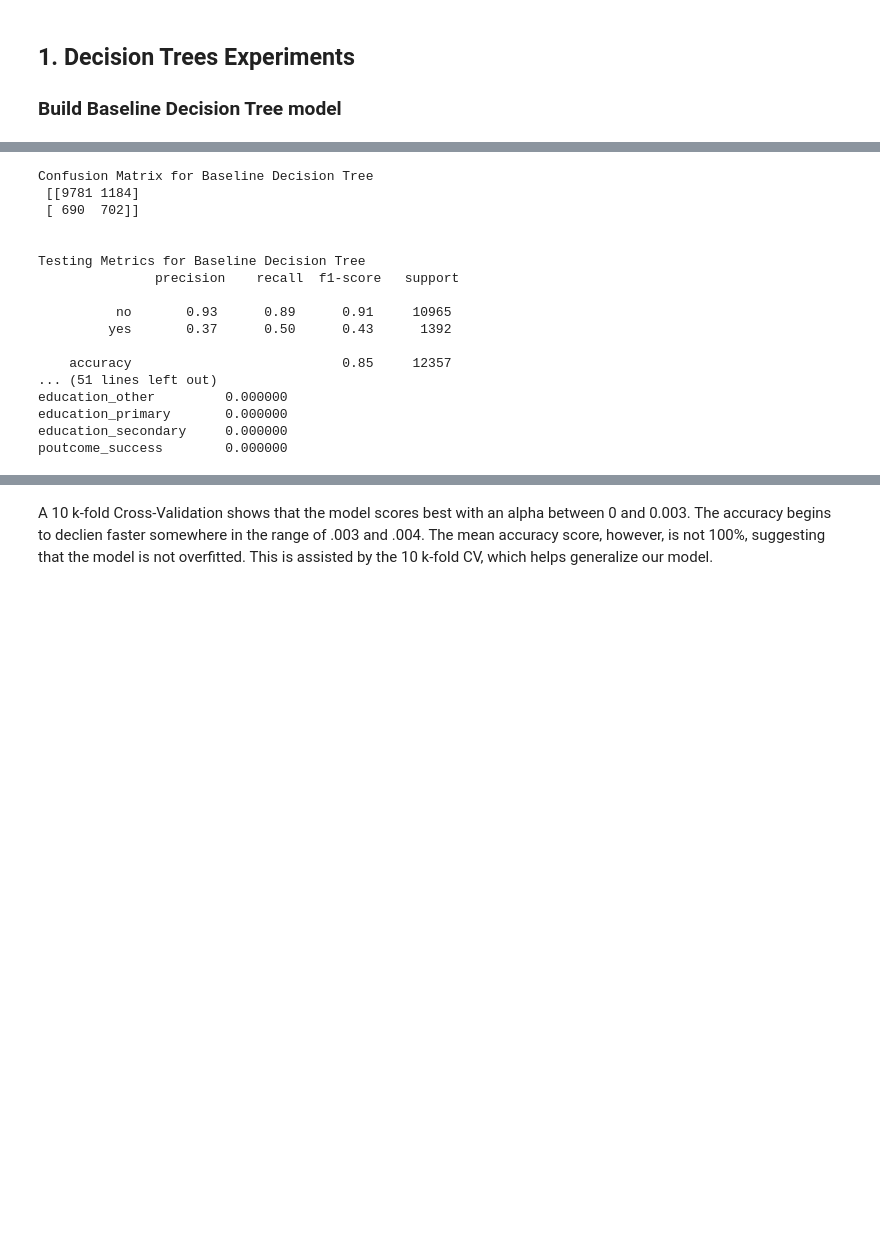
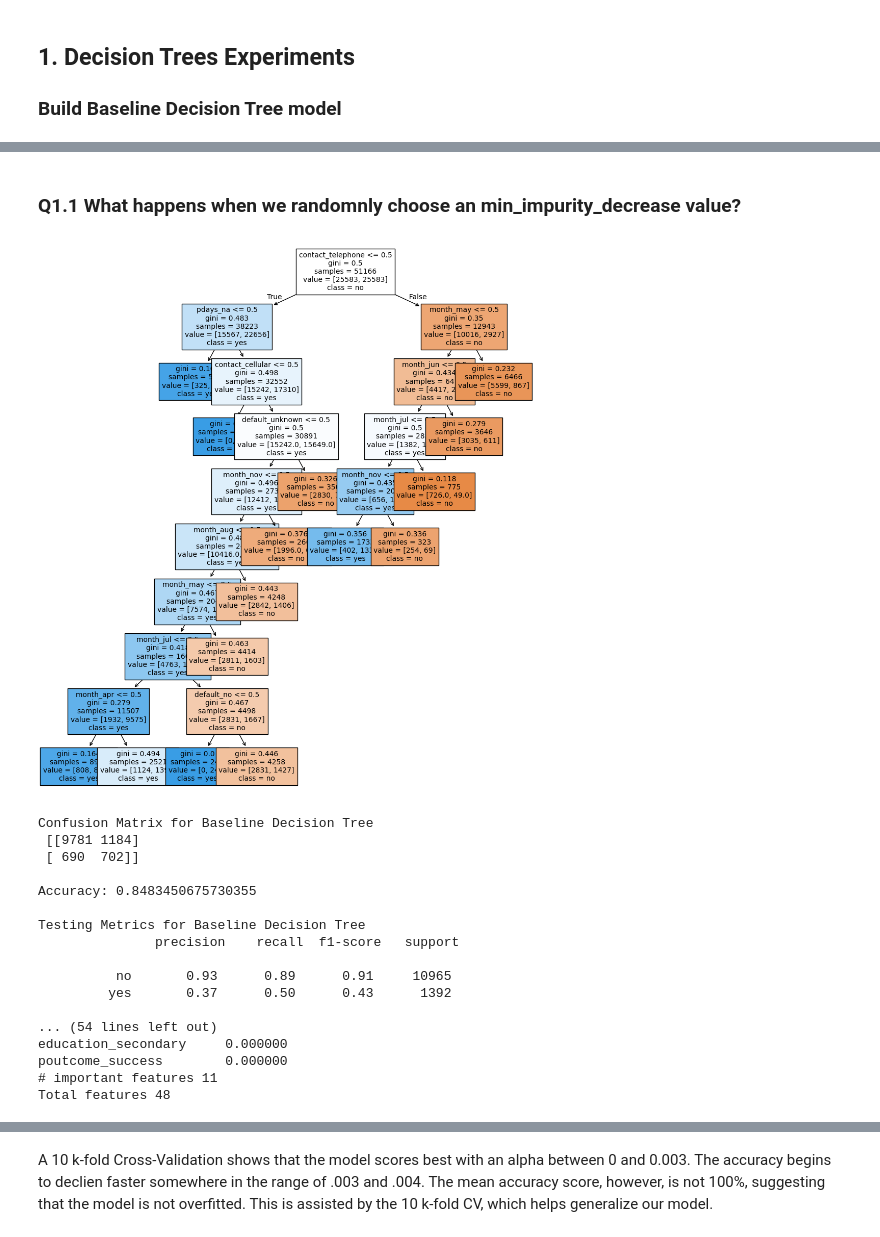
Before and after one commit to mcastro64/Data622, a Jupyter notebook: Assignment2/MC-Assignment2-Exploration-code.ipynb, the cells around one changed output, grey strips where cells are left out. Cells and saved outputs as stored; diff of their text form; code cells hidden in the pictures; blank space fills up the shorter version.

Commit message:
Report part 1

```diff
--- a/Assignment2/MC-Assignment2-Exploration-code.ipynb
+++ b/Assignment2/MC-Assignment2-Exploration-code.ipynb
@@ -143,18 +170,37 @@ plt.show()
+# %% [markdown]
+### Q1.1 What happens when we randomnly choose an min_impurity_decrease value?
+# %%
+dt1 = DecisionTreeClassifier(random_state=13, criterion='gini', min_impurity_decrease=0.003)
+dt1.fit(X_train_resampled, y_train_resampled)
+
+plt.figure(figsize=(12, 14))
+plot_tree(dt1,
+               feature_names=all_predictors,
+               class_names=dt1.classes_,
+               filled=True,
+               fontsize=10)
+plt.show()
+# %% [output]
+[figure, added]
 # %%
-# Output testing metrics for the base model
-
-y_pred = dt1.predict(X_test)
-print('Confusion Matrix for Baseline Decision Tree\n', confusion_matrix(y_test, y_pred))
-print('\n\nTesting Metrics for Baseline Decision Tree\n',classification_report(y_test, y_pred))
+# Output testing metrics for the model with arbitrary stopping criterion
+dt1_y_pred = dt1.predict(X_test)
+print('Confusion Matrix for Baseline Decision Tree\n', confusion_matrix(y_test, dt1_y_pred))
+print("\nAccuracy:", accuracy_score(y_test, dt1_y_pred))
+print('\nTesting Metrics for Baseline Decision Tree\n',classification_report(y_test, dt1_y_pred))
 
 # show the features sorted greastest by their importance to the base model
 features = pd.DataFrame(dt1.feature_importances_, index=X_train_resampled.columns, columns=['importance'])
 print('\n\nFeatures Sorted by Importance to Model\n', features.sort_values(by='importance', ascending=False))
+
+print('# important features', len(features[features['importance'] > 0]))
+print('Total features', len(features))
 # %% [output]
 Confusion Matrix for Baseline Decision Tree
  [[9781 1184]
  [ 690  702]]
 
+Accuracy: 0.8483450675730355
 
 Testing Metrics for Baseline Decision Tree
                precision    recall  f1-score   support
@@ -162,10 +208,9 @@ Testing Metrics for Baseline Decision Tree
           no       0.93      0.89      0.91     10965
          yes       0.37      0.50      0.43      1392
 
-    accuracy                           0.85     12357
-... (51 lines left out)
-education_other         0.000000
-education_primary       0.000000
+... (54 lines left out)
 education_secondary     0.000000
 poutcome_success        0.000000
+# important features 11
+Total features 48
 # %% [markdown]
```
Also changed, not shown: parts of 28 cells of this notebook, 1 other file.
